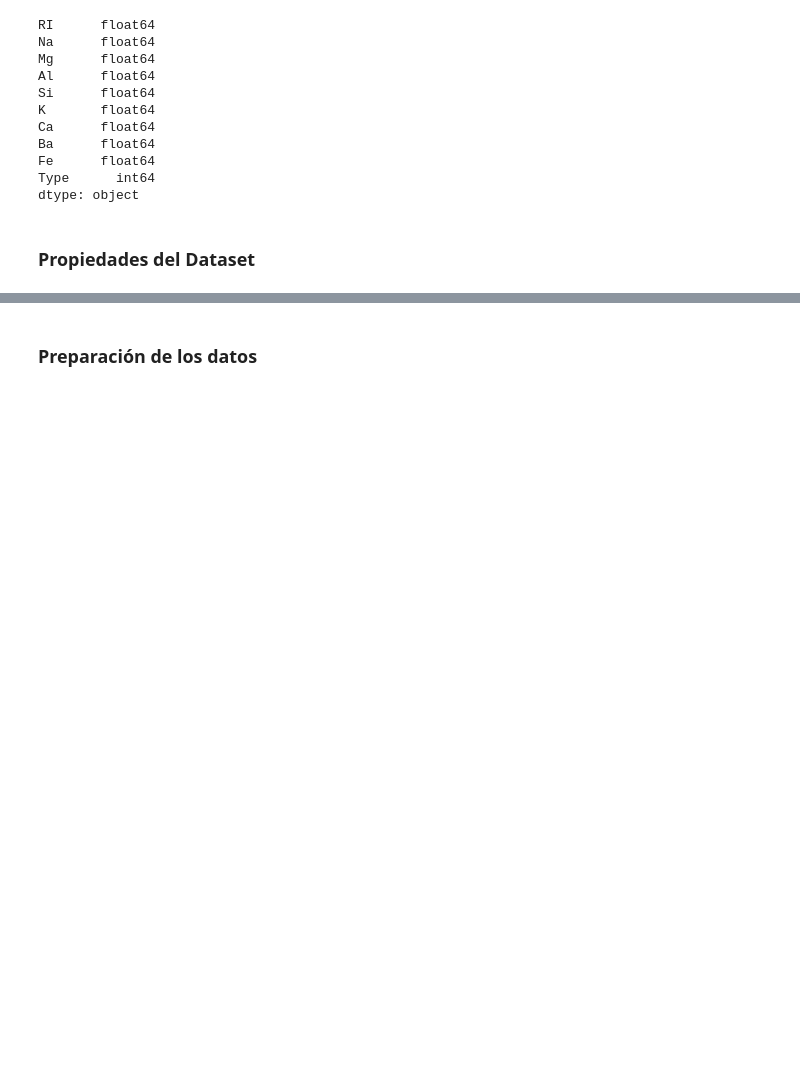
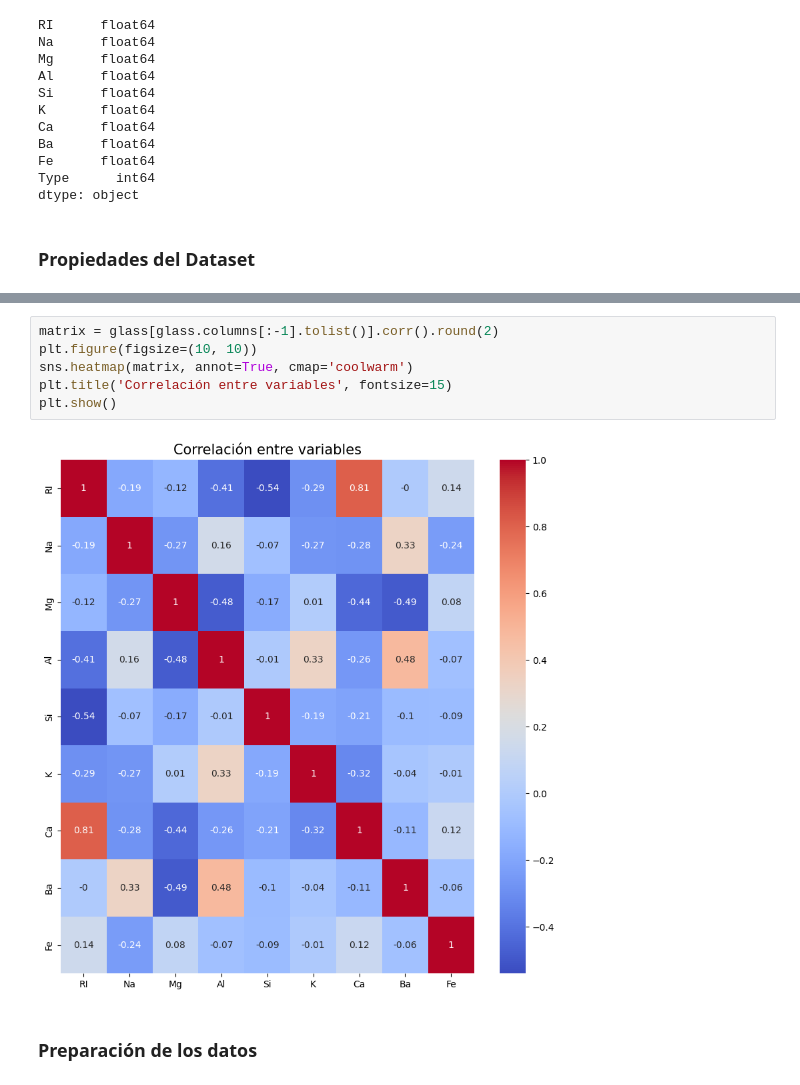
Before and after one commit to sva-alt/los-artificios-glass-dataset, a Jupyter notebook: glass.ipynb, the cells around one changed output, grey strips where cells are left out. Cells and saved outputs as stored; diff of their text form; blank space fills up the shorter version.

```diff
--- a/glass.ipynb
+++ b/glass.ipynb
@@ -103,2 +147,10 @@ for feat in glass.columns:
+# %%
+matrix = glass[glass.columns[:-1].tolist()].corr().round(2)
+plt.figure(figsize=(10, 10))
+sns.heatmap(matrix, annot=True, cmap='coolwarm')
+plt.title('Correlación entre variables', fontsize=15)
+plt.show()
+# %% [output]
+[figure, added]
 # %% [markdown]
 ### Preparación de los datos
```
Also changed, not shown: parts of 13 cells of this notebook.
